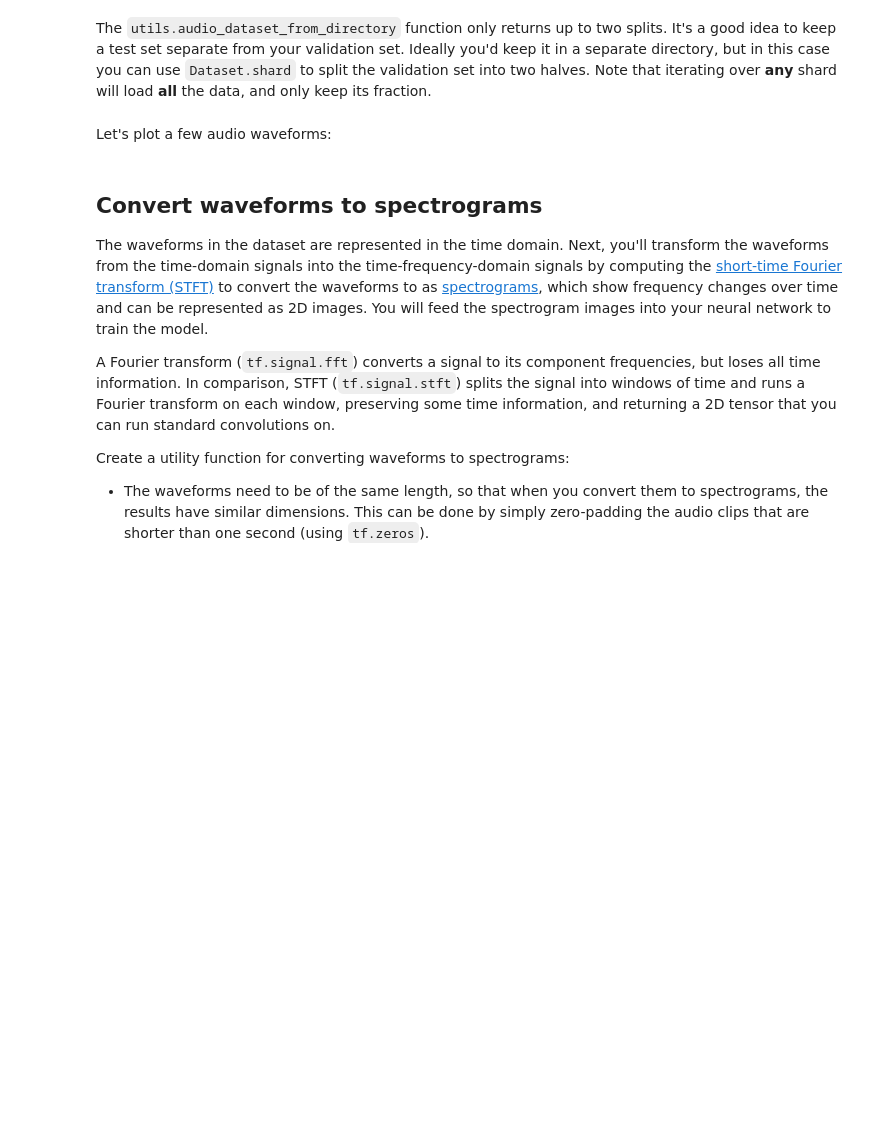
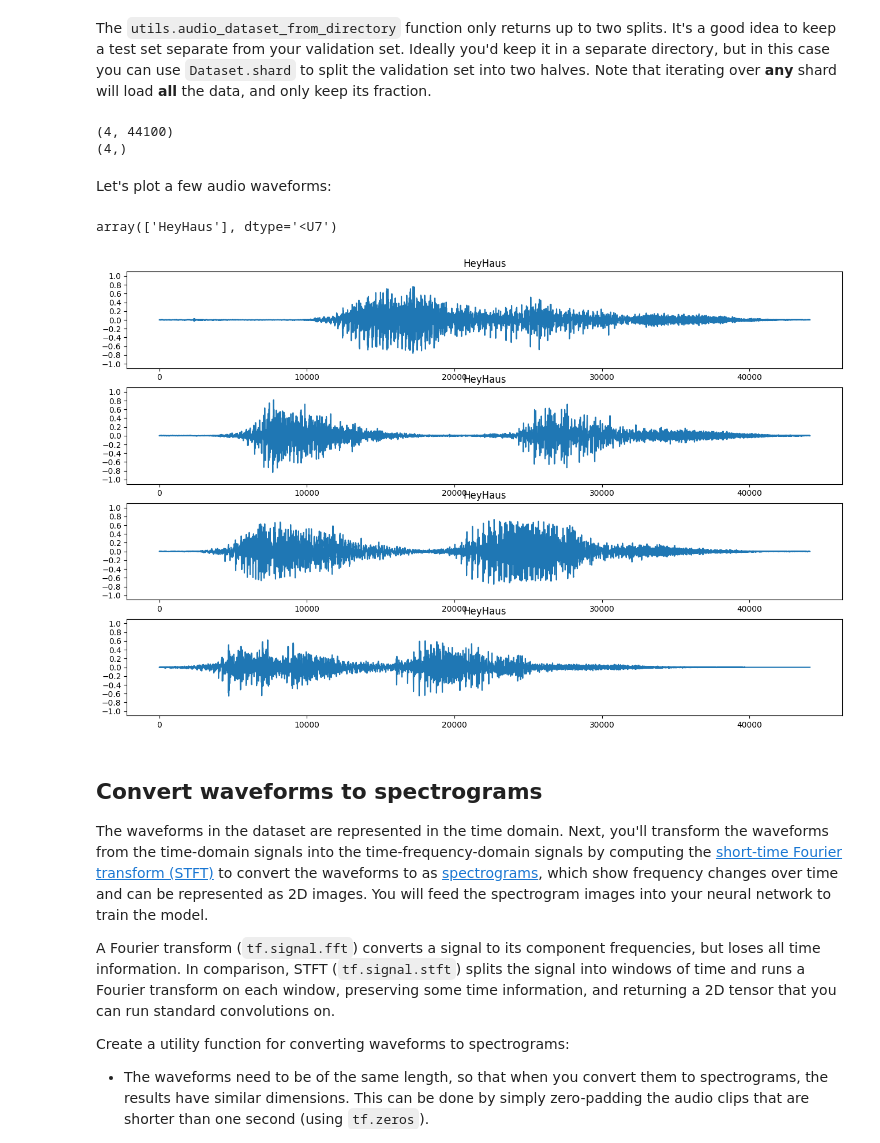
Before and after one commit to FordPrfkt/Keyword, a Jupyter notebook: site/en/tutorials/audio/simple_audio.ipynb, the cells around one changed output. Drawn from its saved outputs; the diff is of its cells as text; code cells hidden in the pictures; blank space fills up the shorter version.

```diff
--- a/site/en/tutorials/audio/simple_audio.ipynb
+++ b/site/en/tutorials/audio/simple_audio.ipynb
@@ -83,3 +71,7 @@ if not data_dir.exists():
+# %%
+DATASET_PATH = 'data/SpeechCommands'
+
+data_dir = pathlib.Path(DATASET_PATH)
 # %% [markdown]
 The dataset's audio clips are stored in eight folders corresponding to each speech command: `no`, `yes`, `down`, `go`, `left`, `up`, `right`, and `stop`:
 # %%
@@ -96,7 +90,7 @@ train_ds, val_ds = tf.keras.utils.audio_dataset_from_directory(
     batch_size=64,
     validation_split=0.2,
     seed=0,
-    output_sequence_length=16000,
+    output_sequence_length=44100,
     subset='both')
 
 label_names = np.array(train_ds.class_names)
@@ -125,22 +128,29 @@ val_ds = val_ds.shard(num_shards=2, index=1)
 for example_audio, example_labels in train_ds.take(1):
   print(example_audio.shape)
   print(example_labels.shape)
+# %% [output]
+(4, 44100)
+(4,)
 # %% [markdown]
 Let's plot a few audio waveforms:
 # %%
-label_names[[1,1,3,0]]
+label_names[[0]]
+# %% [output]
+array(['HeyHaus'], dtype='<U7')
 # %%
 plt.figure(figsize=(16, 10))
-rows = 3
-cols = 3
+rows = 4
+cols = 1 # Changed from 5 to 1
 n = rows * cols
 for i in range(n):
   plt.subplot(rows, cols, i+1)
   audio_signal = example_audio[i]
   plt.plot(audio_signal)
   plt.title(label_names[example_labels[i]])
   plt.yticks(np.arange(-1.2, 1.2, 0.2))
   plt.ylim([-1.1, 1.1])
+# %% [output]
+[figure, added]
 # %% [markdown]
 ## Convert waveforms to spectrograms
 
```
Also changed, not shown: parts of 18 cells of this notebook.
